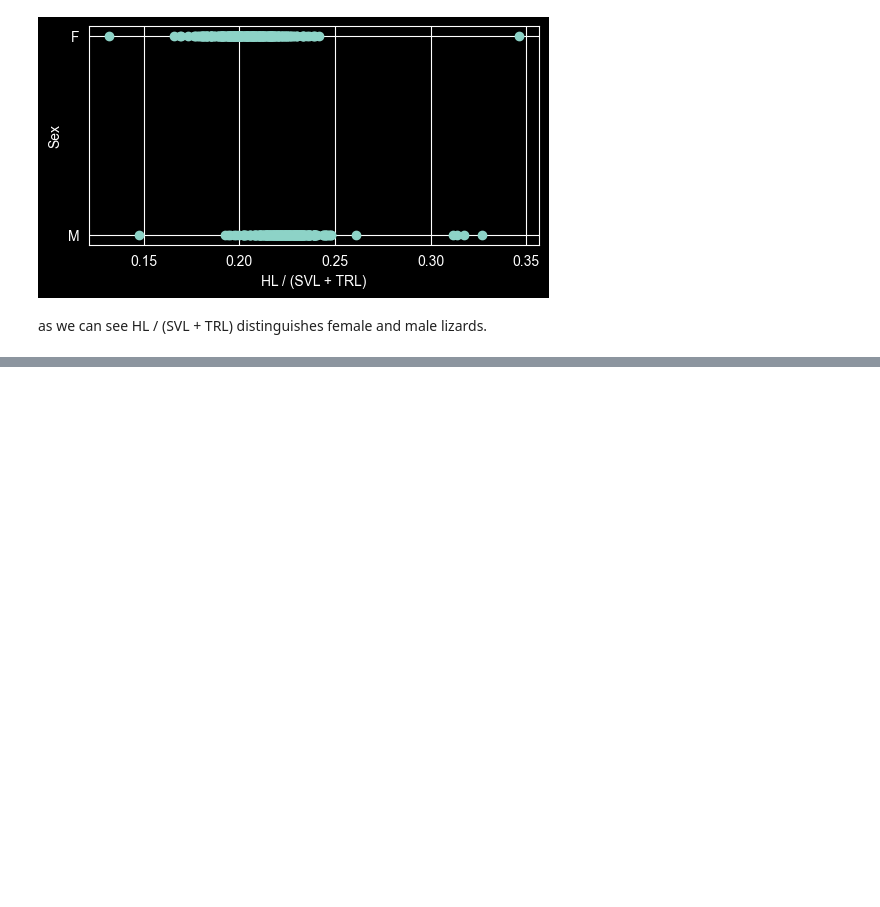
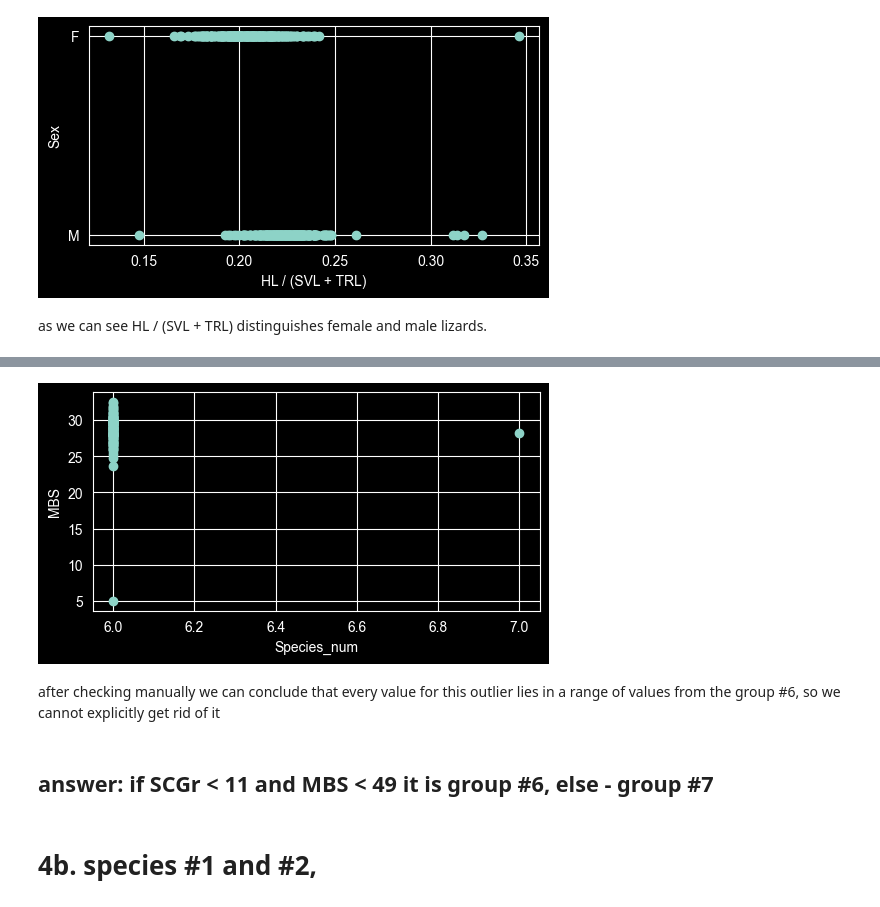
Before and after one commit to jngmika/SIMC-qualifying-contest-2, a Jupyter notebook: solution_species_differentiation.ipynb, the cells around one changed output, grey strips where cells are left out. Saved outputs shown, nothing was run; the diff lists cells and outputs as text; code cells hidden in the pictures; blank space fills up the shorter version.

```diff
--- a/solution_species_differentiation.ipynb
+++ b/solution_species_differentiation.ipynb
@@ -203,0 +287,3 @@ as we can see HL / (SVL + TRL) distinguishes female and male lizards.
+# %%
+df_indicated_group6 = df4a.loc[(df4a["MBS"] < 49) & (df4a["SCGr"] < 11)]
+df_indicated_group6
@@ -203,0 +304,13 @@ as we can see HL / (SVL + TRL) distinguishes female and male lizards.
+# %%
+fig, ax = plt.subplots(figsize=(5, 2.7), layout='constrained')
+ax.scatter(df_indicated_group6["Species_num"], df_indicated_group6["HFL"])
+ax.set_xlabel("Species_num")
+ax.set_ylabel("MBS")
+# %% [output]
+[figure, added]
+# %% [markdown]
+after checking manually we can conclude that every value for this outlier lies in a range of values from the group #6, so we cannot explicitly get rid of it
+# %% [markdown]
+## answer: if SCGr < 11 and MBS < 49 it is group #6, else - group #7
+# %% [markdown]
+# 4b. species #1 and #2,
```
Also changed, not shown: parts of 20 cells of this notebook, 1 other file.
